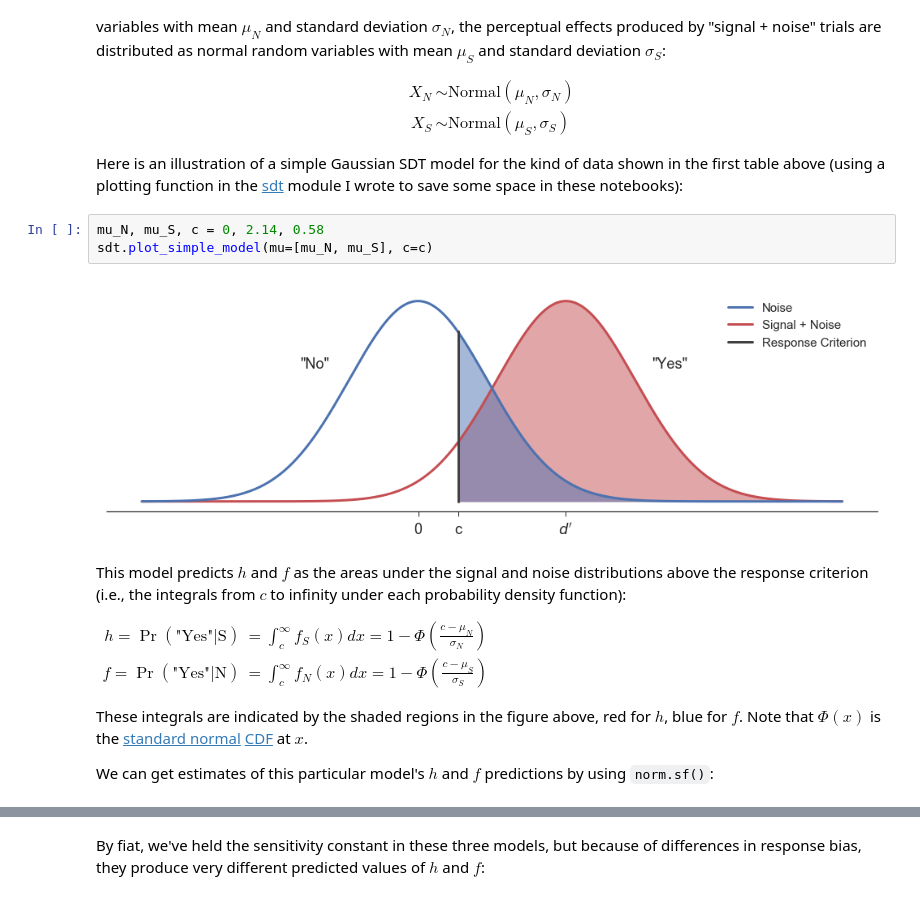
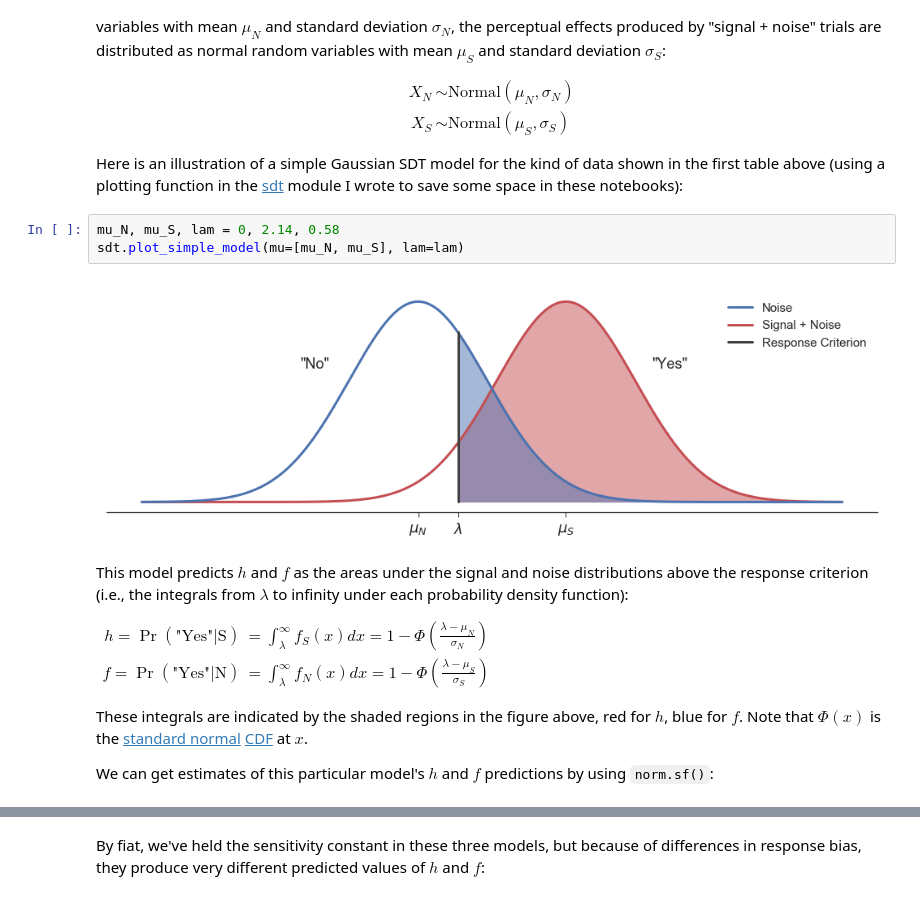
Before and after one commit to noahaskell/noahaskell.github.io, a Jupyter notebook: notebooks/sdt/Signal Detection Theory, Part 1.ipynb, the cells around one changed output, grey strips where cells are left out. Saved outputs shown, nothing was run; the diff lists cells and outputs as text.

Commit message:
changed c to lambda

```diff
--- a/notebooks/sdt/Signal Detection Theory, Part 1.ipynb
+++ b/notebooks/sdt/Signal Detection Theory, Part 1.ipynb
@@ -123,16 +127,16 @@ X_S &\sim \mathrm{Normal}\left( \mu_S, \sigma_S \right)
 
 Here is an illustration of a simple Gaussian SDT model for the kind of data shown in the first table above (using a plotting function in the [sdt]() module I wrote to save some space in these notebooks):
 # %%
-mu_N, mu_S, c = 0, 2.14, 0.58
-sdt.plot_simple_model(mu=[mu_N, mu_S], c=c)
+mu_N, mu_S, lam = 0, 2.14, 0.58
+sdt.plot_simple_model(mu=[mu_N, mu_S], lam=lam)
 # %% [output]
-[figure, old version]
+[figure, new version]
 # %% [markdown]
-This model predicts $h$ and $f$ as the areas under the signal and noise distributions above the response criterion (i.e., the integrals from $c$ to infinity under each probability density function):
+This model predicts $h$ and $f$ as the areas under the signal and noise distributions above the response criterion (i.e., the integrals from $\lambda$ to infinity under each probability density function):
 
 $\begin{align*}
-h = \Pr(\text{"Yes"} | \text{S}) &= \int_c^\infty f_S(x) dx = 1-\Phi\left( \frac{c-\mu_N}{\sigma_N} \right)\\
-f = \Pr(\text{"Yes"} | \text{N}) &= \int_c^\infty f_N(x) dx = 1-\Phi\left( \frac{c-\mu_S}{\sigma_S} \right)
+h = \Pr(\text{"Yes"} | \text{S}) &= \int_\lambda^\infty f_S(x) dx = 1-\Phi\left( \frac{\lambda-\mu_N}{\sigma_N} \right)\\
+f = \Pr(\text{"Yes"} | \text{N}) &= \int_\lambda^\infty f_N(x) dx = 1-\Phi\left( \frac{\lambda-\mu_S}{\sigma_S} \right)
 \end{align*}$
 
 These integrals are indicated by the shaded regions in the figure above, red for $h$, blue for $f$. Note that $\Phi(x)$ is the [standard normal](https://en.wikipedia.org/wiki/Normal_distribution#Standard_normal_distribution) [CDF](https://en.wikipedia.org/wiki/Cumulative_distribution_function) at $x$.
```
Also changed, not shown: parts of 19 cells of this notebook, 1 other file.
